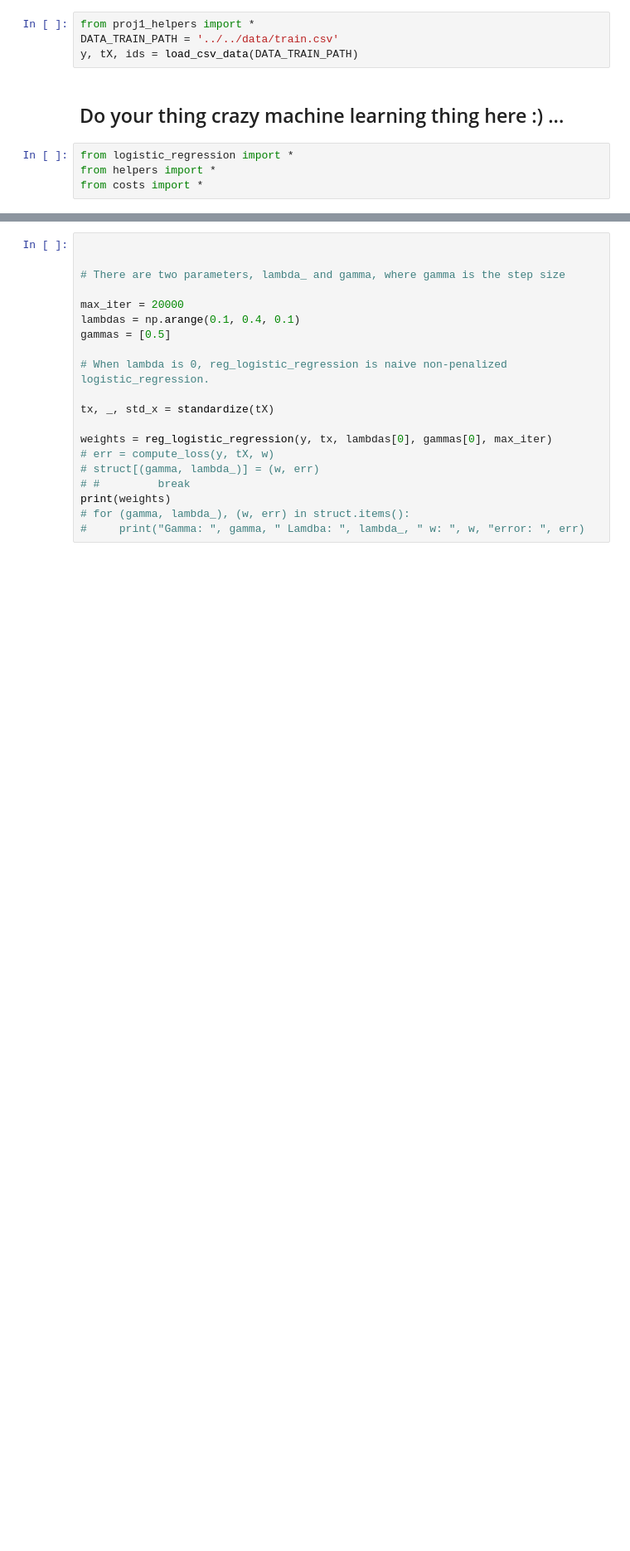
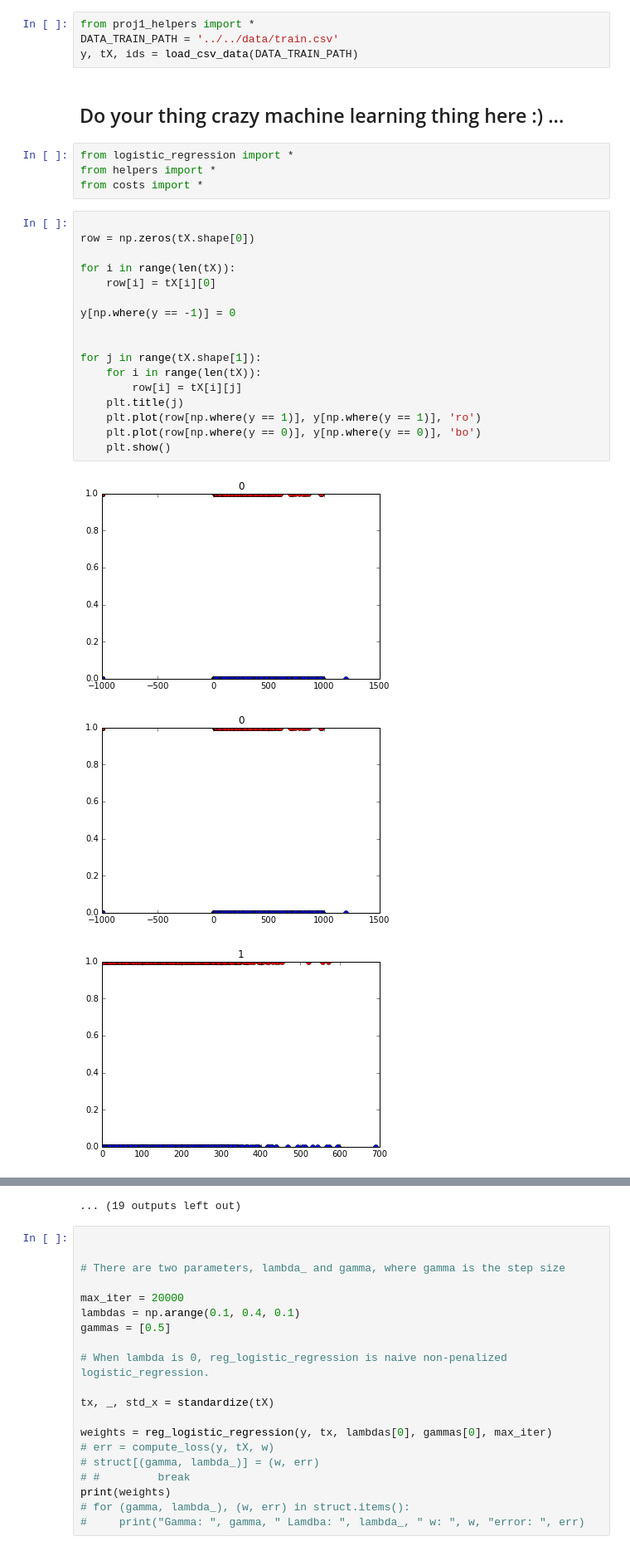
Before and after one commit to franksun007/ML_Project1, a Jupyter notebook: src/python/project1_logistic_regression.ipynb, the cells around one changed output, grey strips where cells are left out. Shown at 83% size. Saved outputs shown, nothing was run; the diff lists cells and outputs as text; blank space fills up the shorter version.

```diff
--- a/src/python/project1_logistic_regression.ipynb
+++ b/src/python/project1_logistic_regression.ipynb
@@ -20,3 +20,24 @@ y, tX, ids = load_csv_data(DATA_TRAIN_PATH)
 from logistic_regression import *
 from helpers import *
 from costs import *
+# %%
+
+row = np.zeros(tX.shape[0])
+
+for i in range(len(tX)):
+    row[i] = tX[i][0]
+
+y[np.where(y == -1)] = 0
+
+
+for j in range(tX.shape[1]):
+    for i in range(len(tX)):
+        row[i] = tX[i][j]
+    plt.title(j)
+    plt.plot(row[np.where(y == 1)], y[np.where(y == 1)], 'ro')
+    plt.plot(row[np.where(y == 0)], y[np.where(y == 0)], 'bo')
+    plt.show()
+# %% [output]
+[figure, added]
+[figure, added]
+[figure, added]
@@ -23,3 +53,4 @@ from costs import *
+... (19 outputs left out)
 # %%
 
 
```
Also changed, not shown: parts of 1 cell of this notebook, 3 other files.
